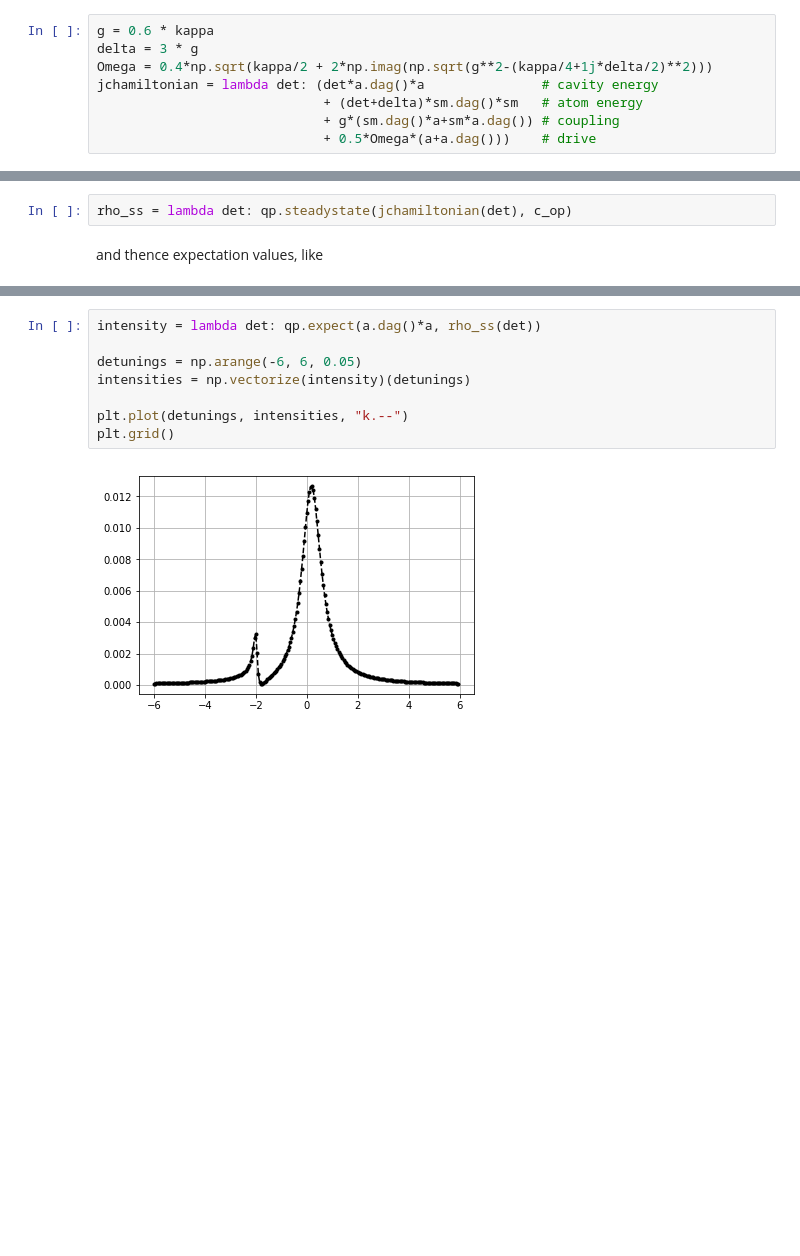
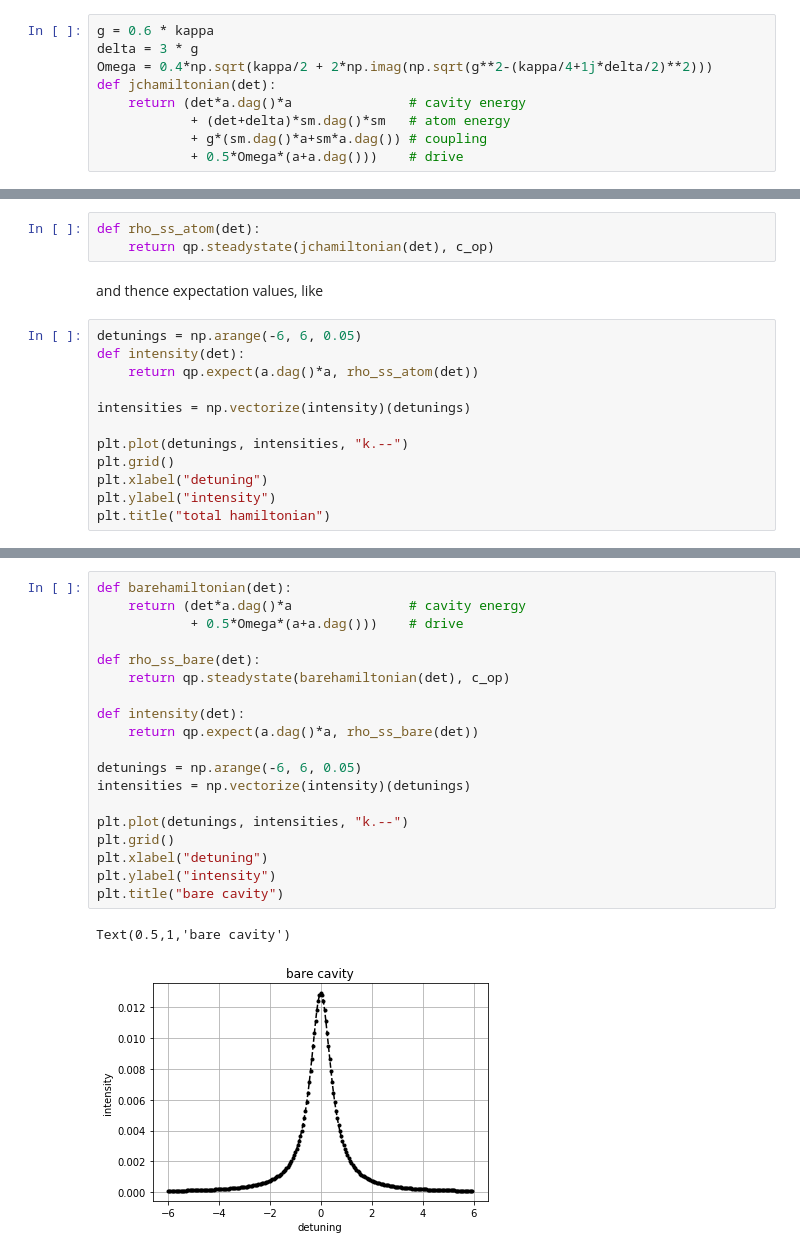
Before and after one commit to acmcclung/jupyter-notebooks, a Jupyter notebook: g2/g2-qutip.ipynb, the cells around one changed output, grey strips where cells are left out. Saved outputs shown, nothing was run; the diff lists cells and outputs as text; blank space fills up the shorter version.

```diff
--- a/g2/g2-qutip.ipynb
+++ b/g2/g2-qutip.ipynb
@@ -47,13 +47,27 @@ Then we define some parameters for our Hamiltonian. It's maybe interesting to sw
 g = 0.6 * kappa
 delta = 3 * g
 Omega = 0.4*np.sqrt(kappa/2 + 2*np.imag(np.sqrt(g**2-(kappa/4+1j*delta/2)**2)))
-jchamiltonian = lambda det: (det*a.dag()*a               # cavity energy
-                             + (det+delta)*sm.dag()*sm   # atom energy
-                             + g*(sm.dag()*a+sm*a.dag()) # coupling
-                             + 0.5*Omega*(a+a.dag()))    # drive
+def jchamiltonian(det):
+    return (det*a.dag()*a               # cavity energy
+            + (det+delta)*sm.dag()*sm   # atom energy
+            + g*(sm.dag()*a+sm*a.dag()) # coupling
+            + 0.5*Omega*(a+a.dag()))    # drive
 # %% [markdown]
 QuTiP allows us to calculate the steady-state Hamiltonian:
 # %%
-rho_ss = lambda det: qp.steadystate(jchamiltonian(det), c_op)
+def rho_ss_atom(det):
+    return qp.steadystate(jchamiltonian(det), c_op)
 # %% [markdown]
 and thence expectation values, like
+# %%
+detunings = np.arange(-6, 6, 0.05)
+def intensity(det):
+    return qp.expect(a.dag()*a, rho_ss_atom(det))
+
+intensities = np.vectorize(intensity)(detunings)
+
+plt.plot(detunings, intensities, "k.--")
+plt.grid()
+plt.xlabel("detuning")
+plt.ylabel("intensity")
+plt.title("total hamiltonian")
@@ -60,10 +79,22 @@ and thence expectation values, like
 # %%
-intensity = lambda det: qp.expect(a.dag()*a, rho_ss(det))
+def barehamiltonian(det):
+    return (det*a.dag()*a               # cavity energy
+            + 0.5*Omega*(a+a.dag()))    # drive
+
+def rho_ss_bare(det):
+    return qp.steadystate(barehamiltonian(det), c_op)
+
+def intensity(det):
+    return qp.expect(a.dag()*a, rho_ss_bare(det))
 
 detunings = np.arange(-6, 6, 0.05)
 intensities = np.vectorize(intensity)(detunings)
 
 plt.plot(detunings, intensities, "k.--")
 plt.grid()
+plt.xlabel("detuning")
+plt.ylabel("intensity")
+plt.title("bare cavity")
 # %% [output]
+Text(0.5,1,'bare cavity')
-[figure, old version]
+[figure, new version]
```
Also changed, not shown: parts of 15 cells of this notebook, 1 other file.
